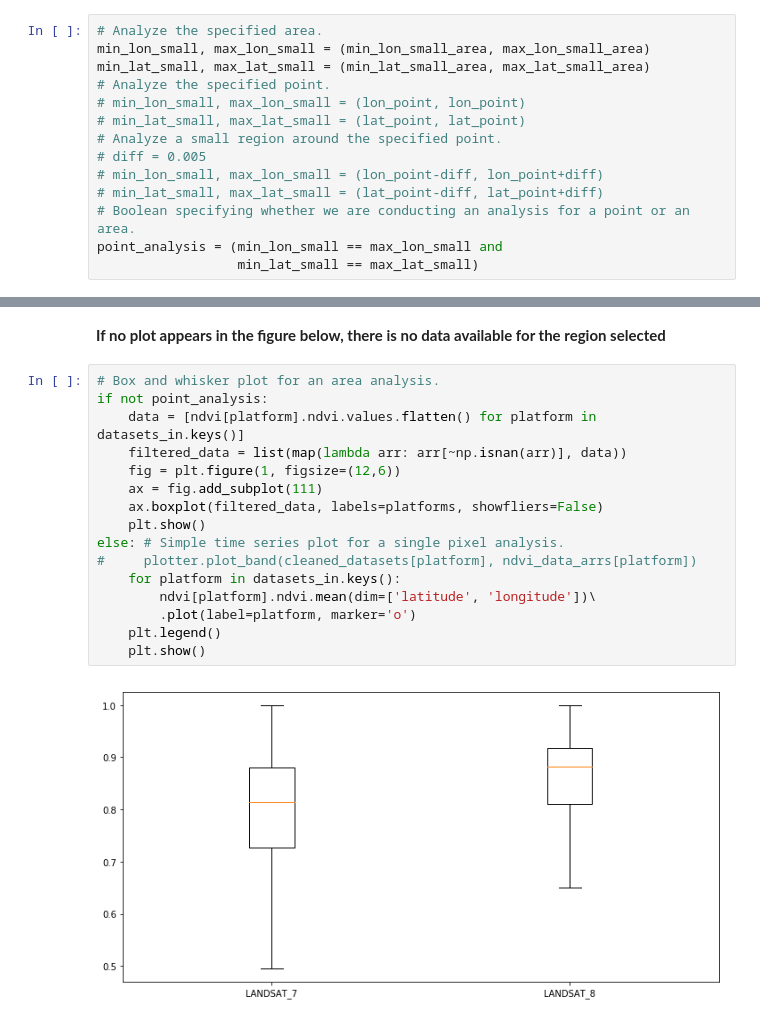
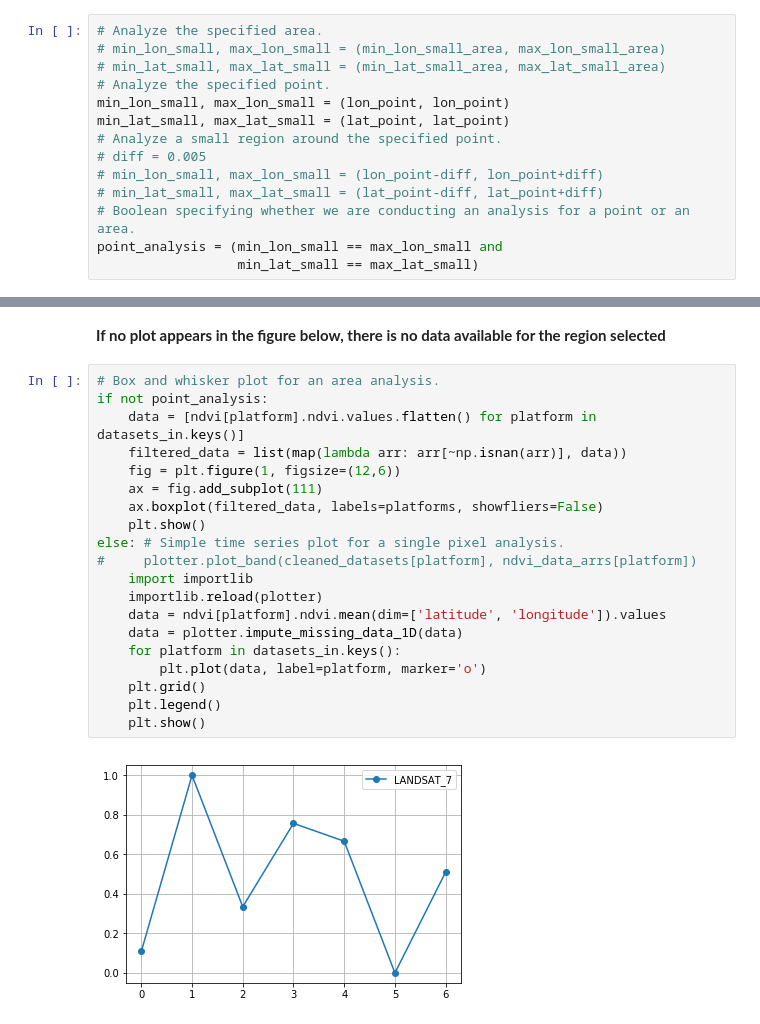
Before and after one commit to ceos-seo/data_cube_notebooks, a Jupyter notebook: NDVI_Phenology.ipynb, the cells around one changed output, grey strips where cells are left out. Cells and saved outputs as stored; diff of their text form.

Commit message:
Removed empty regions of linear plot in .

```diff
--- a/NDVI_Phenology.ipynb
+++ b/NDVI_Phenology.ipynb
@@ -205,11 +205,11 @@ lat_point = 11.1567
 **Choose to analyze the area or the point**
 # %%
 # Analyze the specified area.
-min_lon_small, max_lon_small = (min_lon_small_area, max_lon_small_area)
-min_lat_small, max_lat_small = (min_lat_small_area, max_lat_small_area)
+# min_lon_small, max_lon_small = (min_lon_small_area, max_lon_small_area)
+# min_lat_small, max_lat_small = (min_lat_small_area, max_lat_small_area)
 # Analyze the specified point.
-# min_lon_small, max_lon_small = (lon_point, lon_point)
-# min_lat_small, max_lat_small = (lat_point, lat_point)
+min_lon_small, max_lon_small = (lon_point, lon_point)
+min_lat_small, max_lat_small = (lat_point, lat_point)
 # Analyze a small region around the specified point.
 # diff = 0.005
 # min_lon_small, max_lon_small = (lon_point-diff, lon_point+diff)
@@ -308,18 +303,22 @@ for platform in datasets_in.keys():
 # %%
 # Box and whisker plot for an area analysis.
 if not point_analysis:
     data = [ndvi[platform].ndvi.values.flatten() for platform in datasets_in.keys()]
     filtered_data = list(map(lambda arr: arr[~np.isnan(arr)], data))
     fig = plt.figure(1, figsize=(12,6))
     ax = fig.add_subplot(111)
     ax.boxplot(filtered_data, labels=platforms, showfliers=False)
     plt.show()
 else: # Simple time series plot for a single pixel analysis.
 #     plotter.plot_band(cleaned_datasets[platform], ndvi_data_arrs[platform])
+    import importlib
+    importlib.reload(plotter)
+    data = ndvi[platform].ndvi.mean(dim=['latitude', 'longitude']).values
+    data = plotter.impute_missing_data_1D(data)
     for platform in datasets_in.keys():
-        ndvi[platform].ndvi.mean(dim=['latitude', 'longitude'])\
-        .plot(label=platform, marker='o')
+        plt.plot(data, label=platform, marker='o')
+    plt.grid()
     plt.legend()
     plt.show()
 # %% [output]
-[figure, old version]
+[figure, new version]
```
Also changed, not shown: parts of 3 cells of this notebook.
